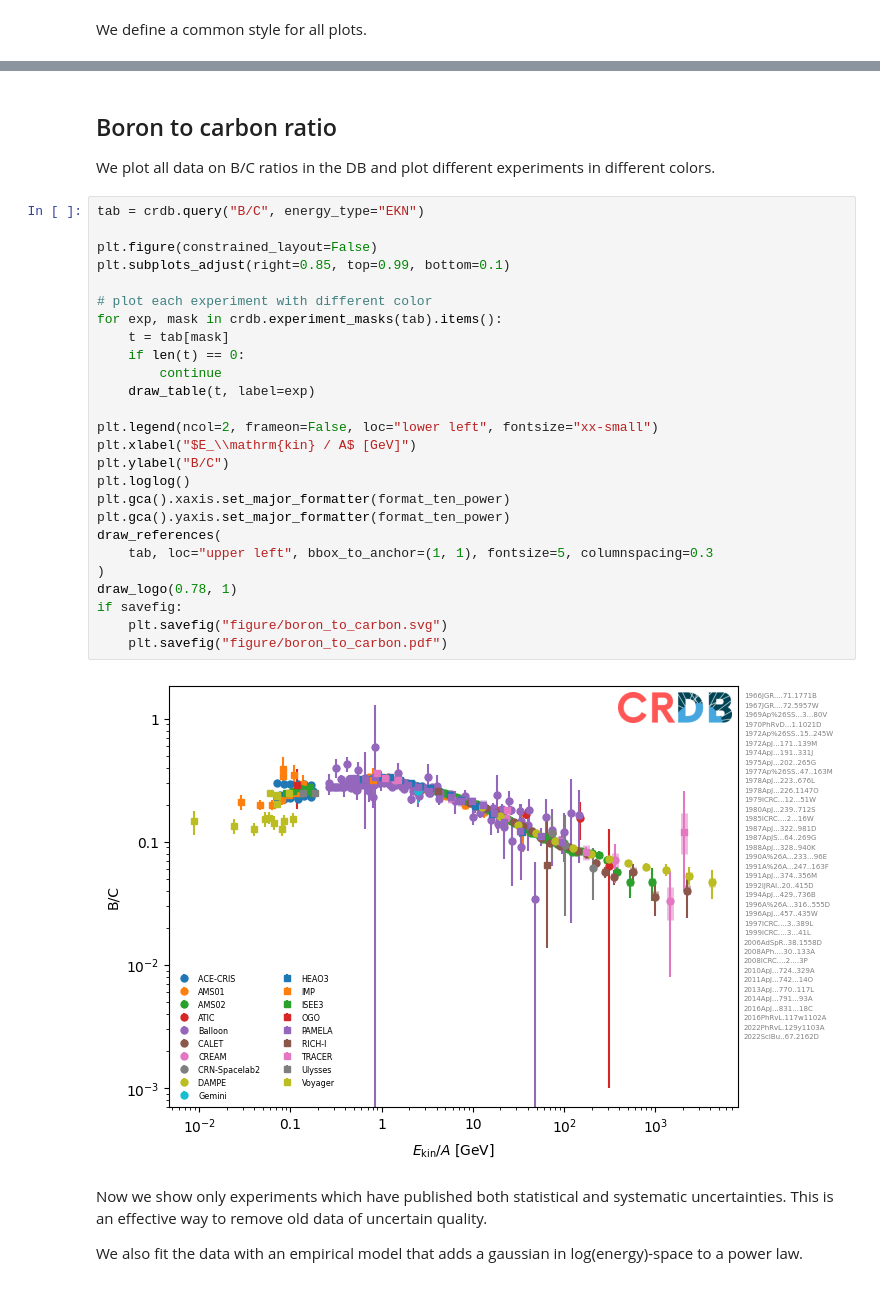
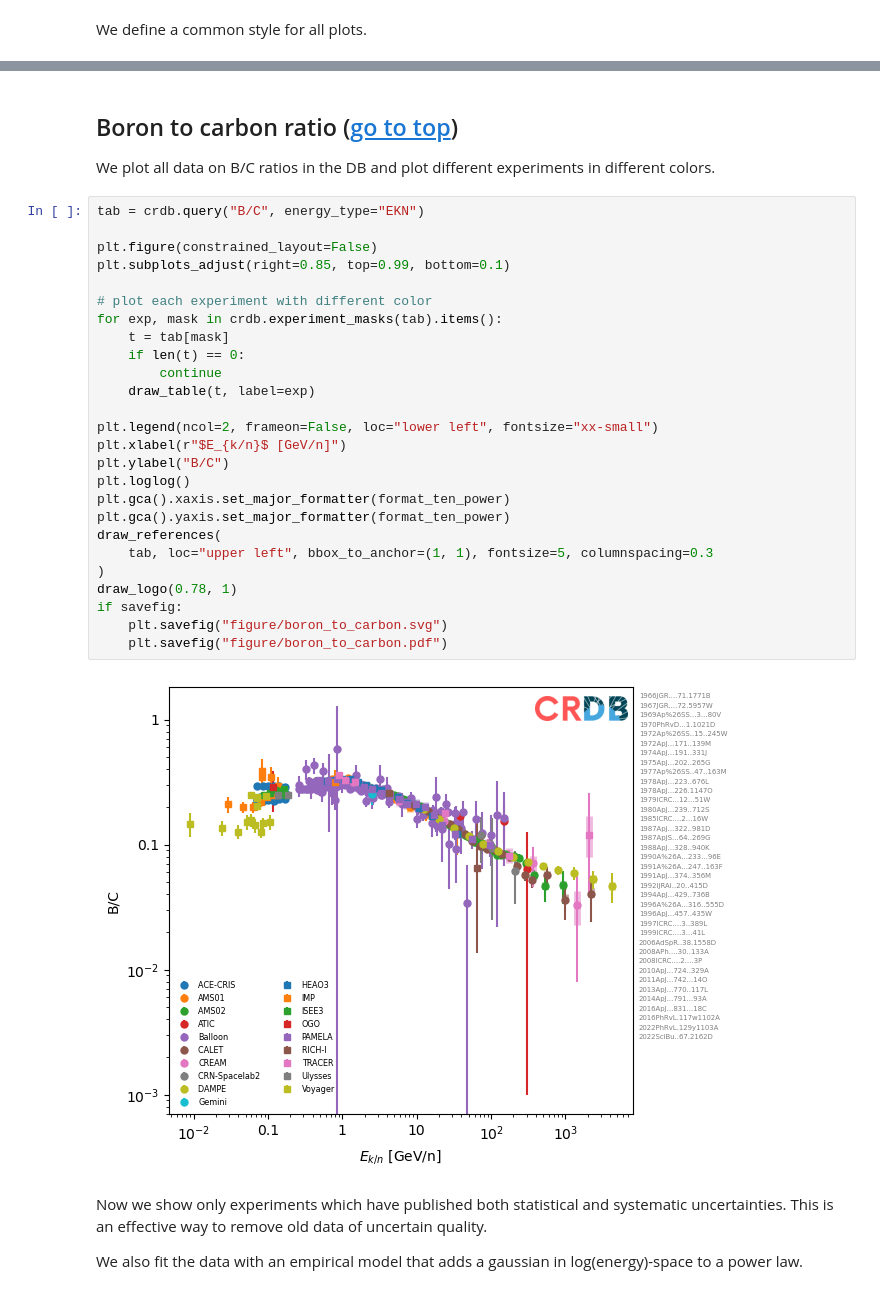
Before and after one commit to crdb-project/tutorial, a Jupyter notebook: gallery.ipynb, the cells around one changed output, grey strips where cells are left out. Saved outputs shown, nothing was run; the diff lists cells and outputs as text.

```diff
--- a/gallery.ipynb
+++ b/gallery.ipynb
@@ -44,35 +82,34 @@ savefig = False
 # %% [markdown]
-## Boron to carbon ratio
-
+## Boron to carbon ratio <a id='BC_ratio'></a>  ([go to top](#top))
 We plot all data on B/C ratios in the DB and plot different experiments in different colors.
 # %%
 tab = crdb.query("B/C", energy_type="EKN")
 
 plt.figure(constrained_layout=False)
 plt.subplots_adjust(right=0.85, top=0.99, bottom=0.1)
 
 # plot each experiment with different color
 for exp, mask in crdb.experiment_masks(tab).items():
     t = tab[mask]
     if len(t) == 0:
         continue
     draw_table(t, label=exp)
 
 plt.legend(ncol=2, frameon=False, loc="lower left", fontsize="xx-small")
-plt.xlabel("$E_\\mathrm{kin} / A$ [GeV]")
+plt.xlabel(r"$E_{k/n}$ [GeV/n]")
 plt.ylabel("B/C")
 plt.loglog()
 plt.gca().xaxis.set_major_formatter(format_ten_power)
 plt.gca().yaxis.set_major_formatter(format_ten_power)
 draw_references(
     tab, loc="upper left", bbox_to_anchor=(1, 1), fontsize=5, columnspacing=0.3
 )
 draw_logo(0.78, 1)
 if savefig:
     plt.savefig("figure/boron_to_carbon.svg")
     plt.savefig("figure/boron_to_carbon.pdf")
 # %% [output]
-[figure, old version]
+[figure, new version]
 # %% [markdown]
 Now we show only experiments which have published both statistical and systematic uncertainties. This is an effective way to remove old data of uncertain quality.
 
```
Also changed, not shown: parts of 35 cells of this notebook, 26 other files.
